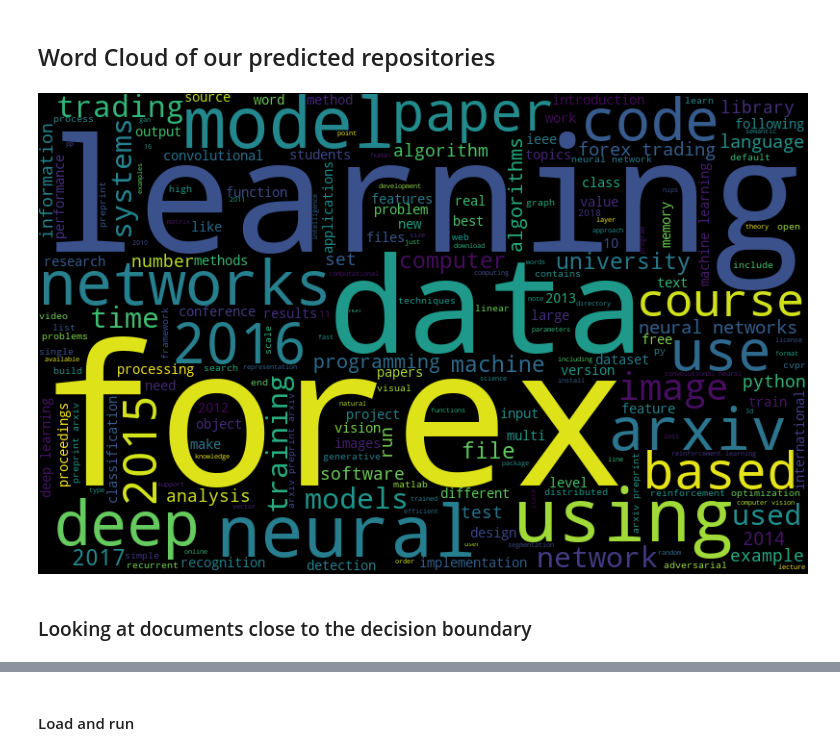
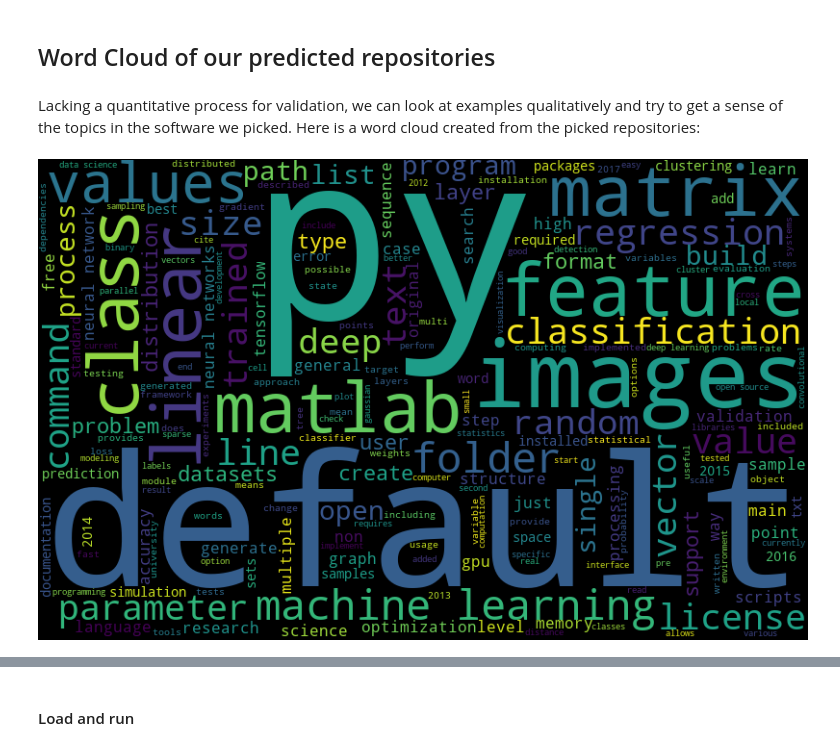
Before and after one commit to nandanrao/embed-software, a Jupyter notebook: test-sentence-embeddings.ipynb, the cells around one changed output, grey strips where cells are left out. Drawn from its saved outputs; the diff is of its cells as text; code cells hidden in the pictures.

Commit message:
Redid tf-idf wordcloud and writing in test-sentence

```diff
--- a/test-sentence-embeddings.ipynb
+++ b/test-sentence-embeddings.ipynb
@@ -14,7 +15,7 @@ A first attempt to build an identification mechanism to tag and classify open-so
 # %%
-SS_MODEL = "ss/sentencespace_200_2gram"
+SS_MODEL = "ss/sentencespace"
 GITHUB_RESULTS = 'conferences/gh_results.jl'
-GITHUB_EMBEDDINGS = 'ss/ss_repo_embeds.txt'
+GITHUB_EMBEDDINGS = 'ss/ss_repo_embeddings_2.txt'
 
 # make CONFS a falsey value to return all conferences
 CONFS = ['UAI', 'ICML', 'COLT', 'NIPS', 'AISTATS']
@@ -185,0 +198,2 @@ len(pos)/len(embeddings)
+# %%
+docs = [get_sentence(p[0]) for p in pos]
@@ -236,20 +239,33 @@ simple convolutional network library for image classification   Following layers
 # %% [markdown]
 ## Word Cloud of our predicted repositories
+# %% [markdown]
+Lacking a quantitative process for validation, we can look at examples qualitatively and try to get a sense of the topics in the software we picked. Here is a word cloud created from the picked repositories:
 # %%
-# TODO: remove numbers in preprocessing!
-vectorizer = CountVectorizer(stop_words = stop_words, max_df = .75, ngram_range=(1,3))
-vecs = vectorizer.fit_transform(readmes)
-counts = np.asarray(vecs.sum(0)).reshape(-1)
-di = np.array(vectorizer.get_feature_names())
+from sklearn.feature_extraction.stop_words import ENGLISH_STOP_WORDS
 
-idx = (counts > 100)
-freqs = zip(di[idx], counts[idx])
-frequencies = dict(freqs)
+stop_words = ENGLISH_STOP_WORDS | frozenset(['et', 'al', 'pdf', 'star'])
+
+
+# TODO: remove numbers in preprocessing?
+def word_freqs(docs, vocab = None):
+
+    # Remove stop words and create word frequencies
+    vectorizer = CountVectorizer(stop_words = stop_words,
+                                 max_df = .2,
+                                 ngram_range=(1,3),
+                                 vocabulary=vocab,
+                                 max_features=1000) # max_features ignored if vocab is provided
+    vecs = vectorizer.fit_transform(docs)
+    counts = np.asarray(vecs.sum(0)).reshape(-1)
+    di = np.array(vectorizer.get_feature_names())
+
+    # Filter low-frequency words to ease work for Wordcloud
+    idx = (counts > 100)
+    freqs = zip(di[idx], counts[idx])
+    return dict(freqs)
 # %%
 from wordcloud import WordCloud
 
-WordCloud(width=800, height=500).fit_words(frequencies).to_image()
+WordCloud(width=800, height=500).fit_words(word_freqs(docs)).to_image()
 # %% [output]
-[figure, old version]
+[figure, new version]
-# %% [markdown]
-### Looking at documents close to the decision boundary
```
Also changed, not shown: parts of 38 cells of this notebook, 3 other files.
